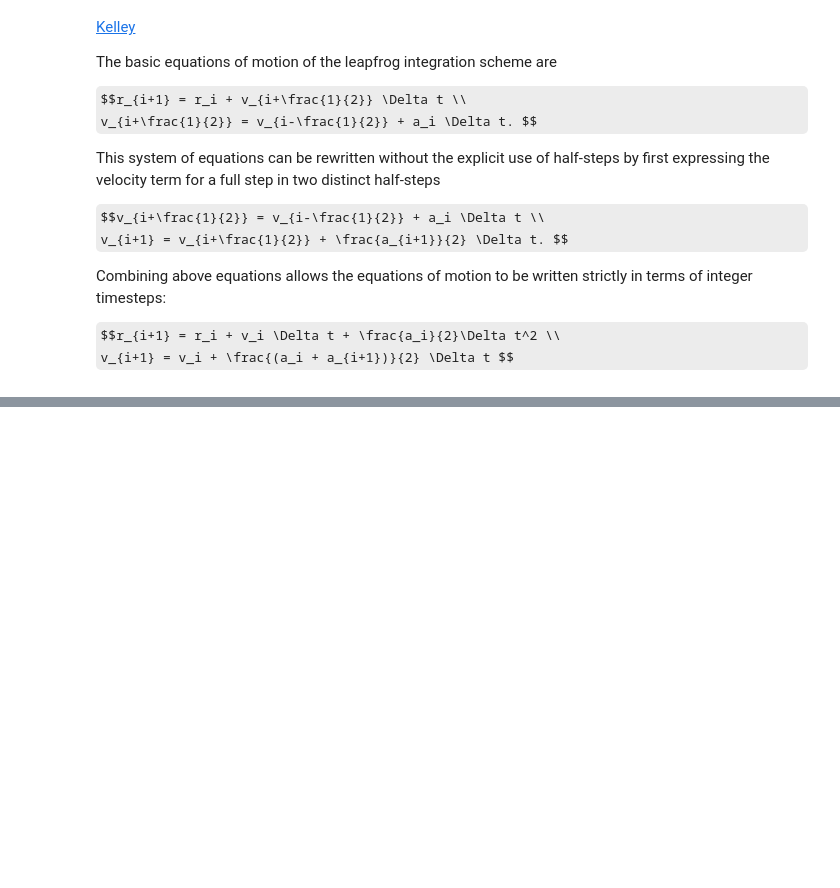
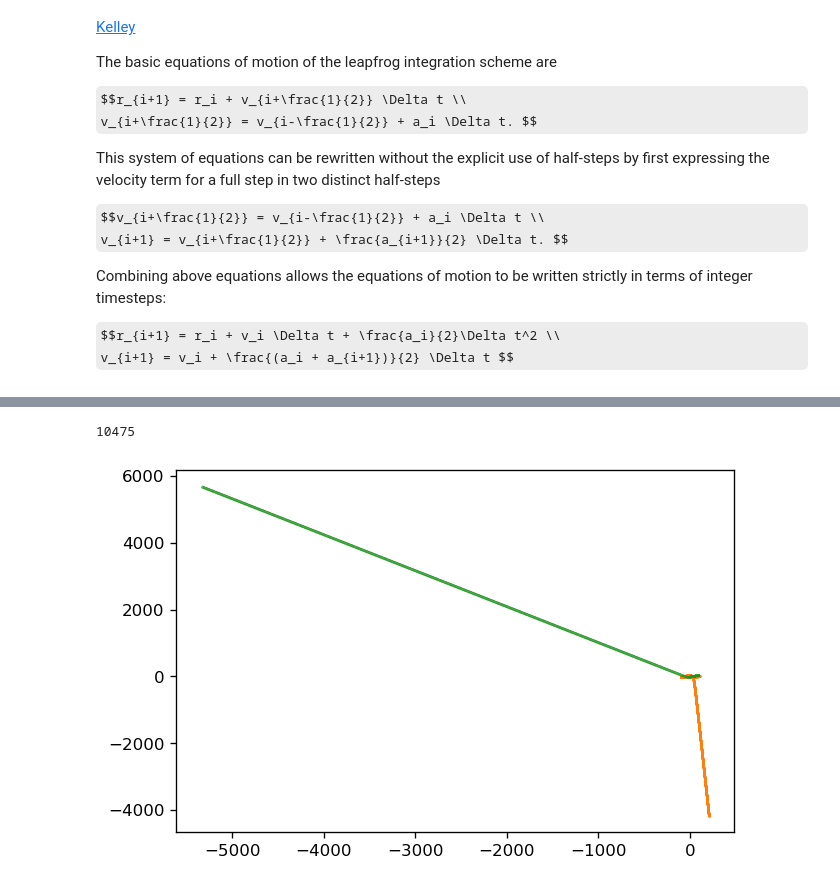
Before and after one commit to q-pratz-chem/Interacting_Galaxies, a Jupyter notebook: three_body.ipynb, the cells around one changed output, grey strips where cells are left out. Cells and saved outputs as stored; diff of their text form; code cells hidden in the pictures; some formulas as TeX source; blank space fills up the shorter version.

```diff
--- a/three_body.ipynb
+++ b/three_body.ipynb
@@ -502,0 +506,17 @@ arr_star = evolve_disk_galaxy2()
+# %%
+n_particles = np.array([12,18,24,30,36])
+idx = 0
+print(len(ts))
+k=0
+fig = plt.figure(figsize=(6, 4), dpi=120)
+for n in n_particles:
+    p = 0
+    for k in np.arange(p,p+n):
+   # plt.scatter(X_star[idx:idx/n+len(ts)], Y_star[idx:idx/n+len(ts)], s=0.03, marker='o')#, ":", label=f'{n}')
+        plt.scatter(X_star[idx:k*len(ts)], Y_star[idx:k*len(ts)],s = 0.001, marker='o')
+
+        idx = idx + k*len(ts)
+    p = p+n
+# %% [output]
+10475
+[figure, added]
```
Also changed, not shown: parts of 7 cells of this notebook.
